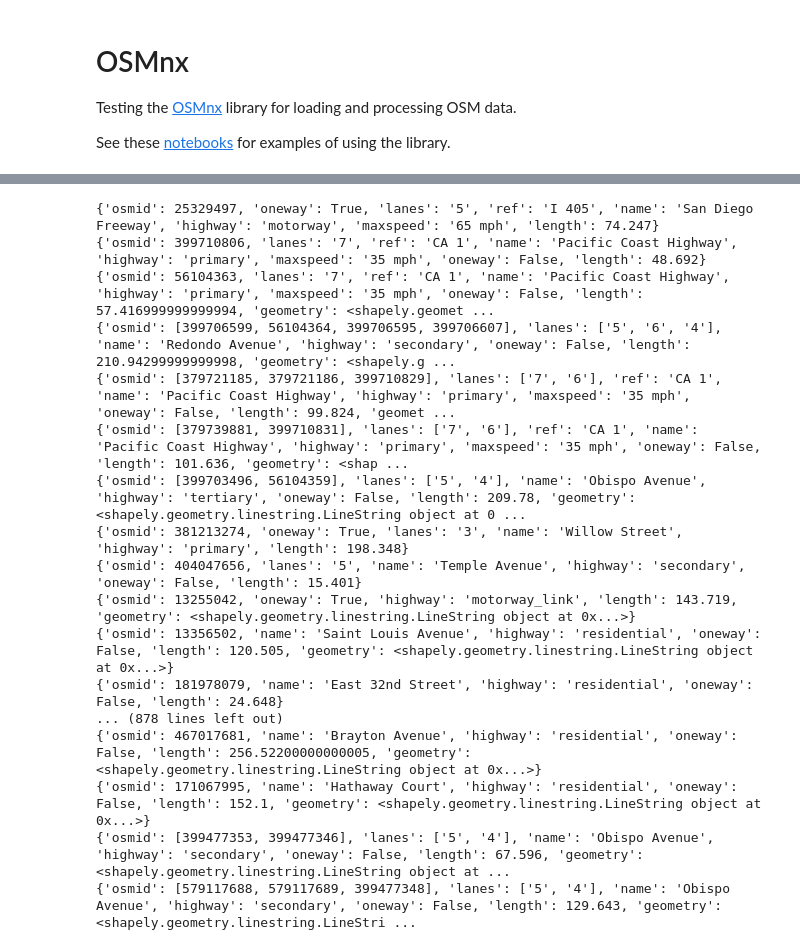
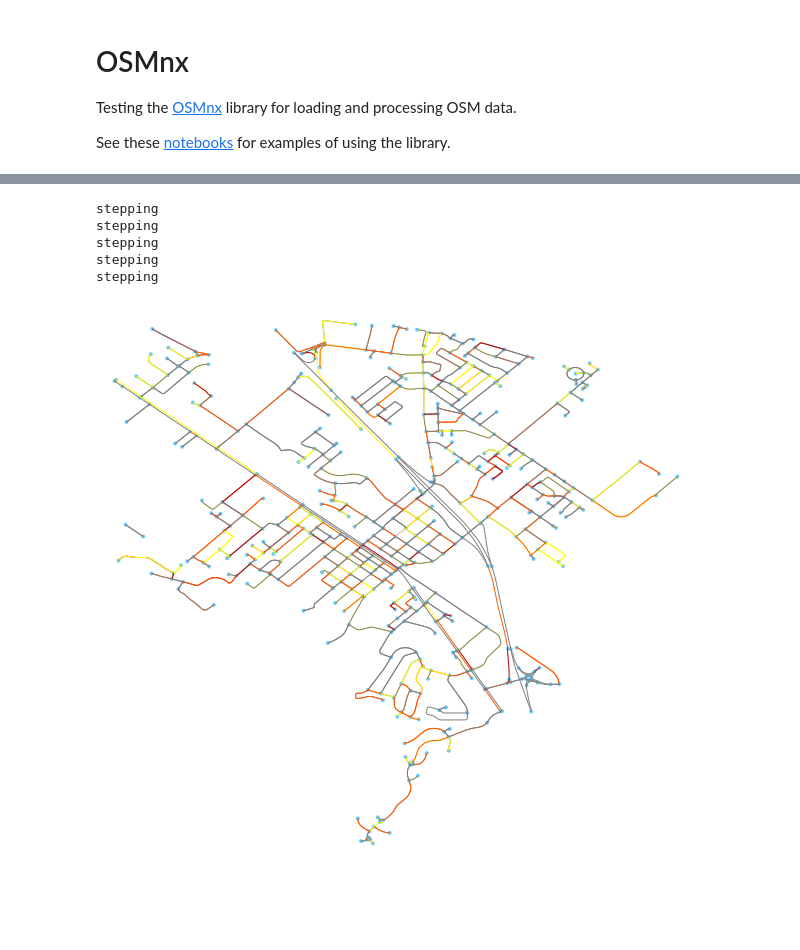
Before and after one commit to ischeinfeld/streets, a Jupyter notebook: OSMnx.ipynb, the cells around one changed output, grey strips where cells are left out. Cells and saved outputs as stored; diff of their text form; code cells hidden in the pictures; blank space fills up the shorter version.

Commit message:
Added code for simulation, might still be buggy

```diff
--- a/OSMnx.ipynb
+++ b/OSMnx.ipynb
@@ -27,21 +31,50 @@ len(G)
-# %%
-for e in G.edges:
-    print(G.edges[e])
-# %% [output]
-{'osmid': 25329497, 'oneway': True, 'lanes': '5', 'ref': 'I 405', 'name': 'San Diego Freeway', 'highway': 'motorway', 'maxspeed': '65 mph', 'length': 74.247}
-{'osmid': 399710806, 'lanes': '7', 'ref': 'CA 1', 'name': 'Pacific Coast Highway', 'highway': 'primary', 'maxspeed': '35 mph', 'oneway': False, 'length': 48.692}
-{'osmid': 56104363, 'lanes': '7', 'ref': 'CA 1', 'name': 'Pacific Coast Highway', 'highway': 'primary', 'maxspeed': '35 mph', 'oneway': False, 'length': 57.416999999999994, 'geometry': <shapely.geomet ...
-{'osmid': [399706599, 56104364, 399706595, 399706607], 'lanes': ['5', '6', '4'], 'name': 'Redondo Avenue', 'highway': 'secondary', 'oneway': False, 'length': 210.94299999999998, 'geometry': <shapely.g ...
-{'osmid': [379721185, 379721186, 399710829], 'lanes': ['7', '6'], 'ref': 'CA 1', 'name': 'Pacific Coast Highway', 'highway': 'primary', 'maxspeed': '35 mph', 'oneway': False, 'length': 99.824, 'geomet ...
-{'osmid': [379739881, 399710831], 'lanes': ['7', '6'], 'ref': 'CA 1', 'name': 'Pacific Coast Highway', 'highway': 'primary', 'maxspeed': '35 mph', 'oneway': False, 'length': 101.636, 'geometry': <shap ...
-{'osmid': [399703496, 56104359], 'lanes': ['5', '4'], 'name': 'Obispo Avenue', 'highway': 'tertiary', 'oneway': False, 'length': 209.78, 'geometry': <shapely.geometry.linestring.LineString object at 0 ...
-{'osmid': 381213274, 'oneway': True, 'lanes': '3', 'name': 'Willow Street', 'highway': 'primary', 'length': 198.348}
-{'osmid': 404047656, 'lanes': '5', 'name': 'Temple Avenue', 'highway': 'secondary', 'oneway': False, 'length': 15.401}
-{'osmid': 13255042, 'oneway': True, 'highway': 'motorway_link', 'length': 143.719, 'geometry': <shapely.geometry.linestring.LineString object at 0x...>}
-{'osmid': 13356502, 'name': 'Saint Louis Avenue', 'highway': 'residential', 'oneway': False, 'length': 120.505, 'geometry': <shapely.geometry.linestring.LineString object at 0x...>}
-{'osmid': 181978079, 'name': 'East 32nd Street', 'highway': 'residential', 'oneway': False, 'length': 24.648}
-... (878 lines left out)
-{'osmid': 467017681, 'name': 'Brayton Avenue', 'highway': 'residential', 'oneway': False, 'length': 256.52200000000005, 'geometry': <shapely.geometry.linestring.LineString object at 0x...>}
-{'osmid': 171067995, 'name': 'Hathaway Court', 'highway': 'residential', 'oneway': False, 'length': 152.1, 'geometry': <shapely.geometry.linestring.LineString object at 0x...>}
-{'osmid': [399477353, 399477346], 'lanes': ['5', '4'], 'name': 'Obispo Avenue', 'highway': 'secondary', 'oneway': False, 'length': 67.596, 'geometry': <shapely.geometry.linestring.LineString object at ...
-{'osmid': [579117688, 579117689, 399477348], 'lanes': ['5', '4'], 'name': 'Obispo Avenue', 'highway': 'secondary', 'oneway': False, 'length': 129.643, 'geometry': <shapely.geometry.linestring.LineStri ...
+# %%
+def simulate_step(G_sim, edge_capacities):
+    betw_cent = nx.edge_betweenness_centrality(G_sim, weight='length')
+
+    failed = [(u, v) for (u, v, key) in G_sim.edges(keys=True)
+                 if betw_cent[(u,v)] > edge_capacities[(u,v)]]
+
+    G_sim.remove_edges_from(failed)
+
+    return failed
+
+
+def simulation(G, failed, edge_capacities):
+    # note modifies G
+    step = -1
+
+    nx.set_edge_attributes(G, -1, 'failure_step')
+    G_sim = G.copy()
+    G_sim.remove_edges_from(failed)
+
+    while len(failed) > 0:
+        print('stepping')
+        step += 1
+        nx.set_edge_attributes(G, {(u, v, 0): step for (u, v) in failed}, 'failure_step')
+        failed = simulate_step(G_sim, edge_capacities)
+
+
+    return step
+# %%
+betw_cent = nx.edge_betweenness_centrality(G, weight='length')
+edge_capacities = {k: v * 1.001 for k, v in betw_cent.items()}
+
+max_betw_cent_edge = max(betw_cent, key=betw_cent.get)
+max_betw_cent = betw_cent[max_betw_cent_edge]
+
+max_step = simulation(G, [max_betw_cent_edge], edge_capacities)
+# %% [output]
+stepping
+stepping
+stepping
+stepping
+stepping
+# %%
+ec = ['grey' if failure_steps[e] == -1 else cm.hot(1 - failure_steps[e] / max_step) for e in edges]
+
+fig, ax = ox.plot_graph(G, edge_color=ec, fig_height=10)
+
+# plot of at which step the road fails (note this might be buggy)
+# %% [output]
+[figure, added]
```
Also changed, not shown: parts of 4 cells of this notebook.
